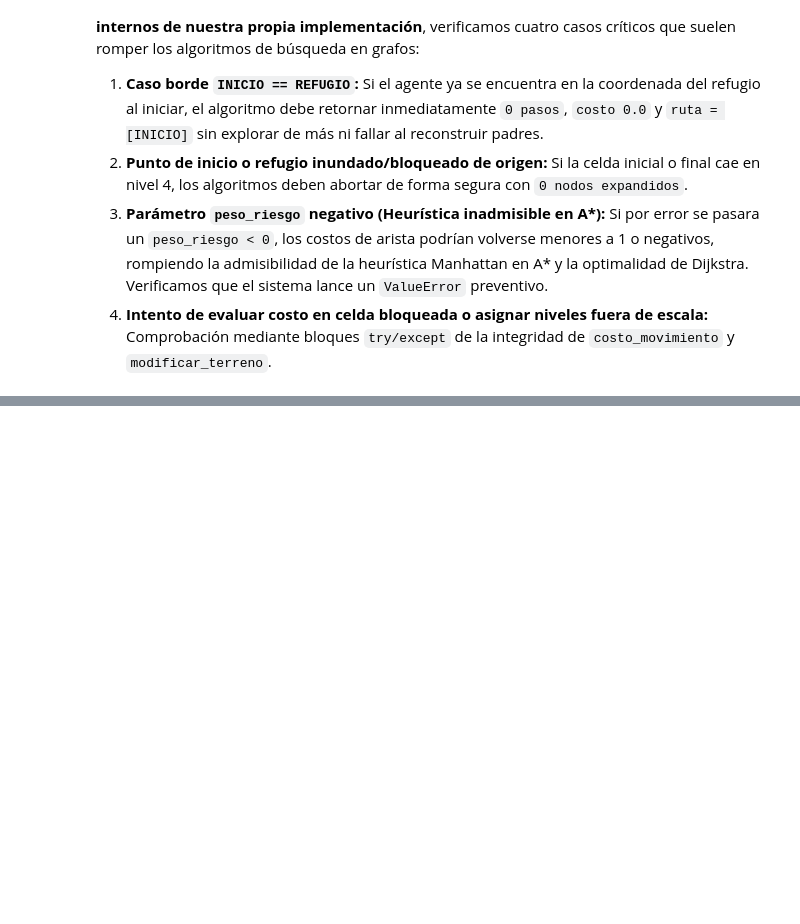
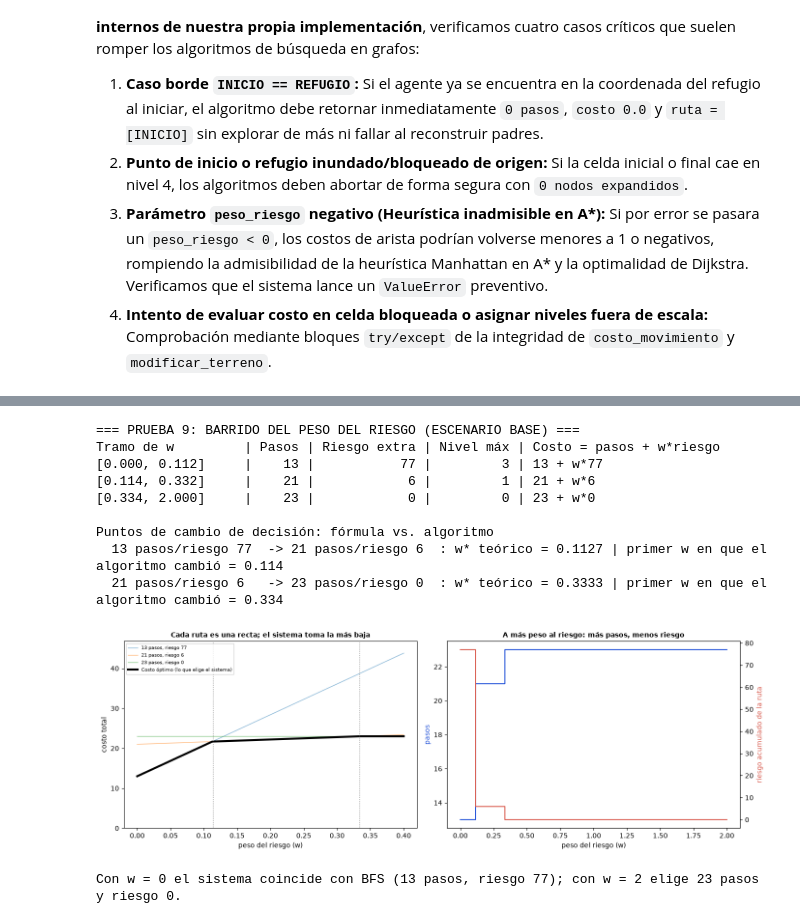
Before and after one commit to gretelZavaleta/laberinto-inundaciones-ia, a Jupyter notebook: laberinto_inundaciones_ia.ipynb, the cells around one changed output, grey strips where cells are left out. Cells and saved outputs as stored; diff of their text form; code cells hidden in the pictures; blank space fills up the shorter version.

```diff
--- a/laberinto_inundaciones_ia.ipynb
+++ b/laberinto_inundaciones_ia.ipynb
@@ -607,0 +916,76 @@ except ValueError as e:
+# %%
+print("=== PRUEBA 9: BARRIDO DEL PESO DEL RIESGO (ESCENARIO BASE) ===")
+PASO_W = 0.002
+barrido = [round(i * PASO_W, 3) for i in range(0, 1001)]            # w = 0.000 ... 2.000
+registro = []                                                       # (w, pasos, riesgo_extra, costo, nivel_max)
+for w in barrido:
+    d, a = dijkstra(terreno, peso_riesgo=w), a_estrella(terreno, peso_riesgo=w)
+    assert abs(d["costo"] - a["costo"]) < 1e-9, f"A* y Dijkstra difieren en w={w}"
+    p, e = d["pasos"], riesgo_extra(terreno, d["ruta"])
+    assert abs(d["costo"] - (p + w * e)) < 1e-9, f"El costo reportado no es p + w*e en w={w}"
+    registro.append((w, p, e, d["costo"], d["nivel_max"]))
+
+# (a) monotonía: más peso al riesgo => más pasos (o igual) y menos riesgo (o igual)
+for (w0, p0, e0, *_), (w1, p1, e1, *_) in zip(registro, registro[1:]):
+    assert p1 >= p0 and e1 <= e0, f"Monotonía violada entre w={w0} y w={w1}"
+# (c) concavidad de la curva de costo óptimo
+costos = [r[3] for r in registro]
+assert all(costos[i - 1] + costos[i + 1] - 2 * costos[i] <= 1e-9 for i in range(1, len(costos) - 1)), "La curva no es cóncava"
+
+# rutas distintas que el sistema llegó a elegir, en orden de w creciente
+tramos = []                                                          # [w_ini, w_fin, pasos, extra, nivel_max]
+for w, p, e, c, nivel in registro:
+    if not tramos or (tramos[-1][2], tramos[-1][3]) != (p, e):
+        tramos.append([w, w, p, e, nivel])
+    tramos[-1][1] = w
+
+print(f"{'Tramo de w':<18} | {'Pasos':>5} | {'Riesgo extra':>12} | {'Nivel máx':>9} | {'Costo = pasos + w*riesgo'}")
+for i, (w_ini, w_fin, p, e, nivel) in enumerate(tramos):
+    print(f"[{w_ini:5.3f}, {w_fin:5.3f}]     | {p:>5} | {e:>12} | {nivel:>9} | {p} + w*{e}")
+
+print("\nPuntos de cambio de decisión: fórmula vs. algoritmo")
+for (w_ini0, _, p1, e1, _), (w_ini1, _, p2, e2, _) in zip(tramos, tramos[1:]):
+    w_teorico = (p2 - p1) / (e1 - e2)
+    print(f"  {p1:>2} pasos/riesgo {e1:<3} -> {p2:>2} pasos/riesgo {e2:<3}: w* teórico = {w_teorico:.4f} | "
+          f"primer w en que el algoritmo cambió = {w_ini1:.3f}")
+    assert w_teorico - 1e-9 <= w_ini1 < w_teorico + PASO_W + 1e-9, "El algoritmo cambió de ruta fuera del punto de cruce"
+
+ruta_directa = bfs(terreno)["ruta"]
+p_dir, e_dir = len(ruta_directa) - 1, riesgo_extra(terreno, ruta_directa)
+assert (p_dir, e_dir) == (tramos[0][2], tramos[0][3]), "Con w=0 el sistema debe elegir la misma ruta que BFS (la más corta)"
+
+fig, ax = plt.subplots(1, 2, figsize=(14, 4.8))
+w_max = 0.4
+for w_ini, w_fin, p, e, nivel in tramos:
+    xs = [i * 0.002 for i in range(int(w_max / 0.002) + 1)]
+    ax[0].plot(xs, [p + x * e for x in xs], linewidth=1, alpha=0.55, label=f"{p} pasos, riesgo {e}")
+ax[0].plot([r[0] for r in registro if r[0] <= w_max], [r[3] for r in registro if r[0] <= w_max],
+           color="black", linewidth=3, label="Costo óptimo (lo que elige el sistema)")
+for (_, _, p1, e1, _), (w_ini1, *_ ) in zip(tramos, tramos[1:]):
+    ax[0].axvline(w_ini1, color="gray", linestyle=":", linewidth=1)
+ax[0].set_xlabel("peso del riesgo (w)"); ax[0].set_ylabel("costo total")
+ax[0].set_title("Cada ruta es una recta; el sistema toma la más baja", fontweight="bold", fontsize=10)
+ax[0].legend(fontsize=7, loc="upper left"); ax[0].set_ylim(0, max(p + w_max * e for _, _, p, e, _ in tramos) + 3)
+
+ax[1].step([r[0] for r in registro], [r[1] for r in registro], where="post", color="#1D4ED8", label="pasos de la ruta elegida")
+ax[1].set_xlabel("peso del riesgo (w)"); ax[1].set_ylabel("pasos", color="#1D4ED8")
+ax2 = ax[1].twinx()
+ax2.step([r[0] for r in registro], [r[2] for r in registro], where="post", color="#D9594C")
+ax2.set_ylabel("riesgo acumulado de la ruta", color="#D9594C")
+ax[1].set_title("A más peso al riesgo: más pasos, menos riesgo", fontweight="bold", fontsize=10)
+plt.tight_layout(); plt.show()
+
+print(f"Con w = 0 el sistema coincide con BFS ({p_dir} pasos, riesgo {e_dir}); "
+      f"con w = 2 elige {tramos[-1][2]} pasos y riesgo {tramos[-1][3]}.")
+# %% [output]
+=== PRUEBA 9: BARRIDO DEL PESO DEL RIESGO (ESCENARIO BASE) ===
+Tramo de w         | Pasos | Riesgo extra | Nivel máx | Costo = pasos + w*riesgo
+[0.000, 0.112]     |    13 |           77 |         3 | 13 + w*77
+[0.114, 0.332]     |    21 |            6 |         1 | 21 + w*6
+[0.334, 2.000]     |    23 |            0 |         0 | 23 + w*0
+
+Puntos de cambio de decisión: fórmula vs. algoritmo
+  13 pasos/riesgo 77  -> 21 pasos/riesgo 6  : w* teórico = 0.1127 | primer w en que el algoritmo cambió = 0.114
+  21 pasos/riesgo 6   -> 23 pasos/riesgo 0  : w* teórico = 0.3333 | primer w en que el algoritmo cambió = 0.334
+[figure, added]
+Con w = 0 el sistema coincide con BFS (13 pasos, riesgo 77); con w = 2 elige 23 pasos y riesgo 0.
```
Also changed, not shown: parts of 32 cells of this notebook, 2 other files.
